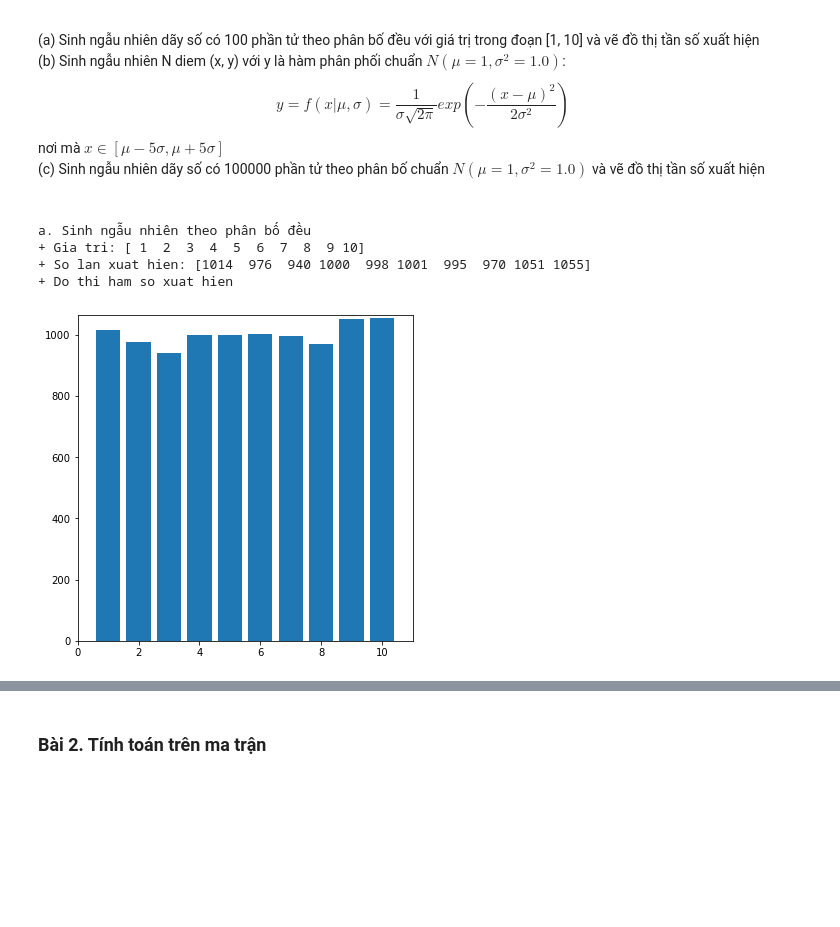
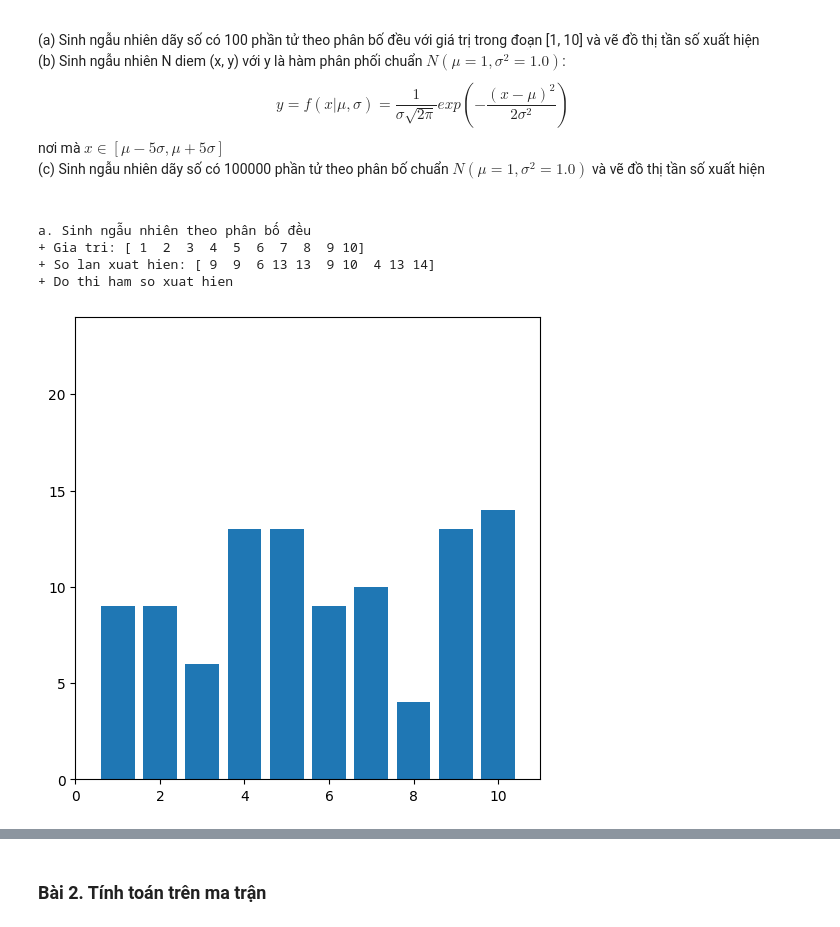
Before and after one commit to Toan510/sgu25_data_analytics, a Jupyter notebook: exerciese/DAO2/04_exercise_02.ipynb, the cells around one changed output, grey strips where cells are left out. Saved outputs shown, nothing was run; the diff lists cells and outputs as text; code cells hidden in the pictures; blank space fills up the shorter version.

```diff
--- a/exerciese/DAO2/04_exercise_02.ipynb
+++ b/exerciese/DAO2/04_exercise_02.ipynb
@@ -144,28 +144,31 @@ d. Tìm khoảng cách nhỏ nhất giữa tập a và x. Ví dụ: min({1, 3, 5
  (c) Sinh ngẫu nhiên dãy số có 100000 phần tử theo phân bố chuẩn $N(\mu = 1, \sigma^2 = 1.0)$ và vẽ đồ thị tần số xuất hiện <br/> <br/>
 # %%
 import matplotlib.pyplot as plt  # Khai báo thư viện pyplot trong matplotlib
+import numpy as np            # Khai báo thư viện numpyq
 
 """ CÁC BẠN LÀM BÀI Ở ĐÂY """
 # Sử dụng hàm np.random.randint để sinh dãy số ngẫu nhiên
 # Sử dụng hàm np.unique để trả về tần số xuất hiện
-# ...
+
+data = np.random.randint(1, 11, 100)  # Sinh ngau nhien 100 so nguyen trong khoang [1, 10]
+value, cnt = np.unique(data, return_counts=True)  # Tra ve gia tri va so lan xuat hien
 
 print("a. Sinh ngẫu nhiên theo phân bố đều")
 print(f"+ Gia tri: {value}")
 print(f"+ So lan xuat hien: {cnt}")
 print("+ Do thi ham so xuat hien")
 plt.figure(figsize=(6,6))      #  kich thuoc ban ve
 plt.bar(value, cnt)            #  ve cac khoi chu nhat theo day x, y
 plt.xlim(0, 11)                #  gioi han truc x
 plt.ylim(0, np.max(cnt) + 10)  #  gioi han truc y
 plt.savefig("4a.png")          #  luu do thi
 plt.show()                     #  hien thi do thi
 # %% [output]
 a. Sinh ngẫu nhiên theo phân bố đều
 + Gia tri: [ 1  2  3  4  5  6  7  8  9 10]
-+ So lan xuat hien: [1014  976  940 1000  998 1001  995  970 1051 1055]
++ So lan xuat hien: [ 9  9  6 13 13  9 10  4 13 14]
 + Do thi ham so xuat hien
-[figure, old version]
+[figure, new version]
 # %%
 """ CÁC BẠN LÀM BÀI Ở ĐÂY """
 # Sử dụm hàm np.random.rand() sinh số ngẫu nhiên trong [0,1) --> [0,1) * (b - a) + a --> [a, b)
```
Also changed, not shown: parts of 2 cells of this notebook.
